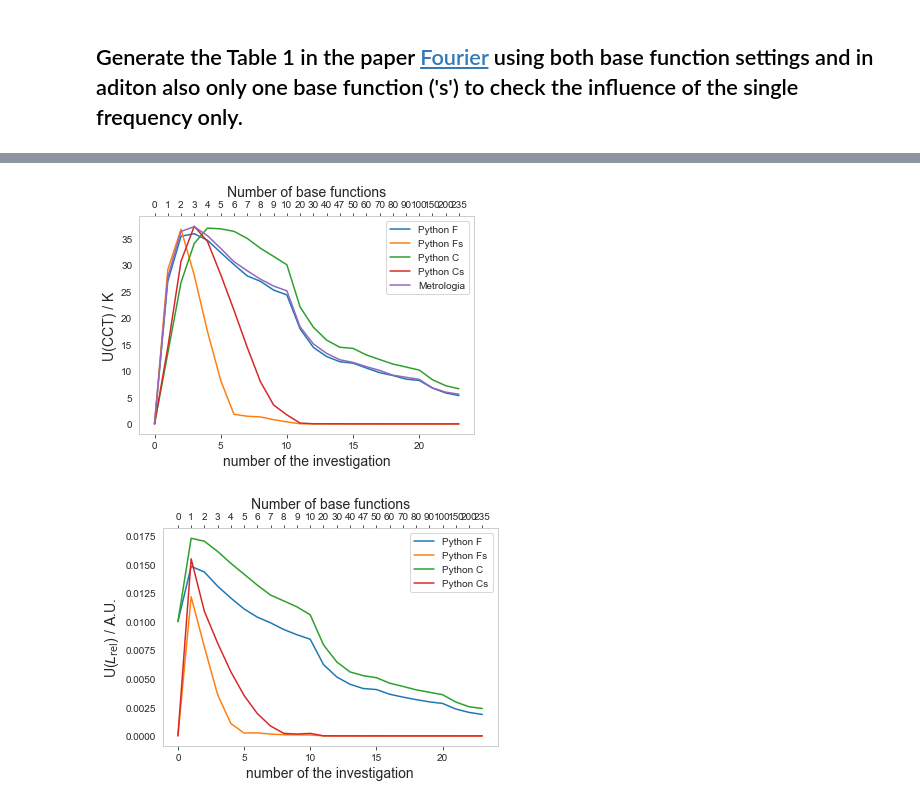
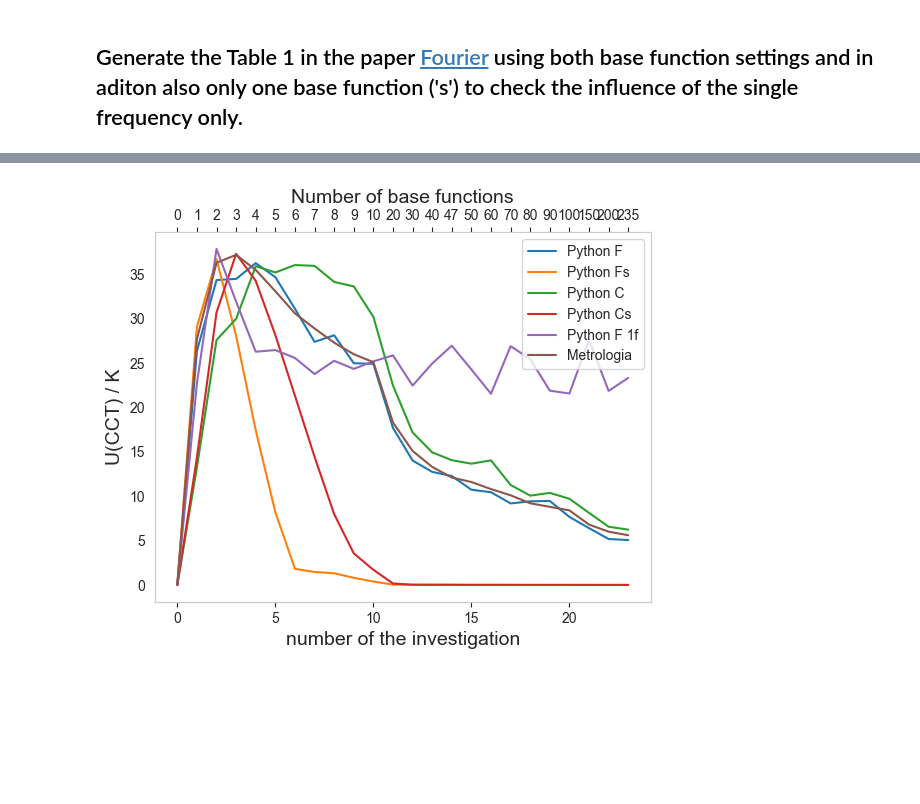
Before and after one commit to empir19nrm02/empir19nrm02, a Jupyter notebook: empir19nrm02/Jupyter/MCSim_Test.ipynb, the cells around one changed output, grey strips where cells are left out. Saved outputs shown, nothing was run; the diff lists cells and outputs as text; code cells hidden in the pictures; blank space fills up the shorter version.

```diff
--- a/empir19nrm02/Jupyter/MCSim_Test.ipynb
+++ b/empir19nrm02/Jupyter/MCSim_Test.ipynb
@@ -278,0 +275,22 @@ save_fig(out_dir, 'base_functions_c')
+# %%
+wl = lx.getwlr([360,830,1])
+base_function_steps = len(wl)
+
+def plot_base_functions( mode):
+    for number_base in range(5):
+        baseFunctions = generate_base_functions(mode + ' '  + str(number_base)+ ' o 1f', base_function_steps, 1)
+        pyplot.plot( wl, baseFunctions, label=r'$f_{' + str(number_base) + '}$')
+        print( np.std(baseFunctions))
+    if 'f' in mode:
+        pyplot.title( 'Base functions for Fourier Modelling', size=label_font_size)
+    else:
+        pyplot.title( 'Base functions for Chebyshev Modelling', size=label_font_size)
+
+    pyplot.xlabel('$\lambda$ / nm', size=label_font_size)
+    pyplot.ylabel('Intensity', size=label_font_size)
+    pyplot.legend()
+
+plot_base_functions('f')
+save_fig(out_dir, 'base_functions_f_1f')
+#plot_base_functions('c')
+#save_fig(out_dir, 'base_functions_c')
@@ -343,7 +370,7 @@ import pandas as pd
 from empir19nrm02.tools import sumMC
 elements2Run = [0,1,2,3,4,5,6,7,8,9,10,20,30,40,47, 50,60,70,80,90,100,150,200,235]
 
-def FourierTableP( trials, wl, SPD, uSPD, mode = 'f', single = ' '):
+def FourierTableP( trials, wl, SPD, uSPD, mode = 'f', mode2 = '', single = ' '):
     wl_elements = wl.shape[0]
     print( wl_elements)
     #elements2Run = [10]
@@ -360,7 +387,7 @@ def FourierTableP( trials, wl, SPD, uSPD, mode = 'f', single = ' '):
     print( CCT0)
     for i, numberNew in enumerate(elements2Run):
         for j in range(trials):
-            rMatrix=generate_base_functions( mode + ' ' + str(numberNew) + ' o' + single, wl_elements, uSPD)
+            rMatrix=generate_base_functions( mode + ' ' + str(numberNew) + ' o' + single + ' ' + mode2, wl_elements, uSPD)
             rMatrixSPD[j] = (1+rMatrix)*SPD
         tmp_data =np.vstack(( wl, rMatrixSPD))
         XYZ = lx.spd_to_xyz( tmp_data, relative=False, cieobs='1931_2')
@@ -391,7 +418,7 @@ def FourierTableP( trials, wl, SPD, uSPD, mode = 'f', single = ' '):
     return petriTable
 # %%
 print( 'FourierTableP')
-trials = 20000
+trials = 2000
 
 wl_scale = np.arange(360,830+1,1)
 lxSpdInterpolate = lx.cie_interp(lx._CIE_ILLUMINANTS['A'], wl_new = wl_scale, kind = 'S')
@@ -401,6 +428,10 @@ uSPD=np.ones_like(lxSpdInterpolate[1])*0.01
 petriTablePF=FourierTableP(trials, lxSpdInterpolate[0], lxSpdInterpolate[1], uSPD, mode = 'f', single=' ')
 petriTablePF.to_excel(out_dir + '/' +  'FourierP_f.xlsx')
 petriTablePF
+
+petriTablePF1f=FourierTableP(trials, lxSpdInterpolate[0], lxSpdInterpolate[1], uSPD, mode = 'f', mode2='1f', single=' ')
+petriTablePF1f.to_excel(out_dir + '/' +  'FourierP_f_1f.xlsx')
+petriTablePF1f
 
 petriTablePFs=FourierTableP(trials, lxSpdInterpolate[0], lxSpdInterpolate[1], uSPD, mode = 'f', single='s')
 petriTablePFs.to_excel(out_dir + '/' +  'FourierP_fs.xlsx')
@@ -448,37 +482,39 @@ FourierTableP
 # %%
 lines =petriTablePF.shape[0]
-eval=np.zeros((lines, 5))
+eval=np.zeros((lines, 6))
 eval[:,0]=petriTablePF["N"].to_numpy().T
 eval[:,1]=petriTablePF["CCT_95%"].to_numpy().T
 eval[:,2]=petriTablePFs["CCT_95%"].to_numpy().T
 eval[:,3]=petriTablePC["CCT_95%"].to_numpy().T
 eval[:,4]=petriTablePCs["CCT_95%"].to_numpy().T
+eval[:,5]=petriTablePF1f["CCT_95%"].to_numpy().T
 xNumber = range(lines)
 petriDataList = [0, 27.7, 36.3, 37.2, 35.5, 33.1, 30.6, 28.9, 27.3, 26.0, 25.1, 18.3, 15.1, 13.3, 12.1, 11.6, 10.8, 10.1, 9.2, 8.8, 8.4, 6.8,6.0,5.6]
 fig = pyplot.figure()
 ax1 = fig.add_subplot(111)
 ax2 = ax1.twiny()
 ax1.set_xlabel(r"number of the investigation",fontsize=label_font_size)
 ax1.set_ylabel('U(CCT) / K',fontsize=label_font_size)
 ax1.plot(xNumber, eval[:,1], label='Python F')
 ax1.plot(xNumber, eval[:,2], label='Python Fs')
 ax1.plot(xNumber, eval[:,3], label='Python C')
 ax1.plot(xNumber, eval[:,4], label='Python Cs')
+ax1.plot(xNumber, eval[:,5], label='Python F 1f')
 ax1.plot(xNumber, petriDataList, label='Metrologia')
 
 new_tick_locations = range( lines)
 def tick_function(X):
     return ["%d" % elements2Run[z] for z in X]
 ax2.set_xlim(ax1.get_xlim())
 ax2.set_xticks(new_tick_locations)
 ax2.set_xticklabels(tick_function(new_tick_locations))
 ax2.set_xlabel(r"Number of base functions",fontsize=label_font_size)
 ax1.legend()
 ax1.grid(False)
 ax2.grid(False)
 save_fig(out_dir, 'MetCompCCT_Table1')
 # %% [output]
-[figure, old version]
+[figure, new version]
 # %%
 lines =petriTablePF.shape[0]
 eval=np.zeros((lines, 5))
@@ -511,5 +547,3 @@ ax1.legend()
 ax1.grid(False)
 ax2.grid(False)
 save_fig(out_dir, 'MetCompL_Table1')
-# %% [output]
-[figure, removed]
```
Also changed, not shown: parts of 13 cells of this notebook, 2 other files.
